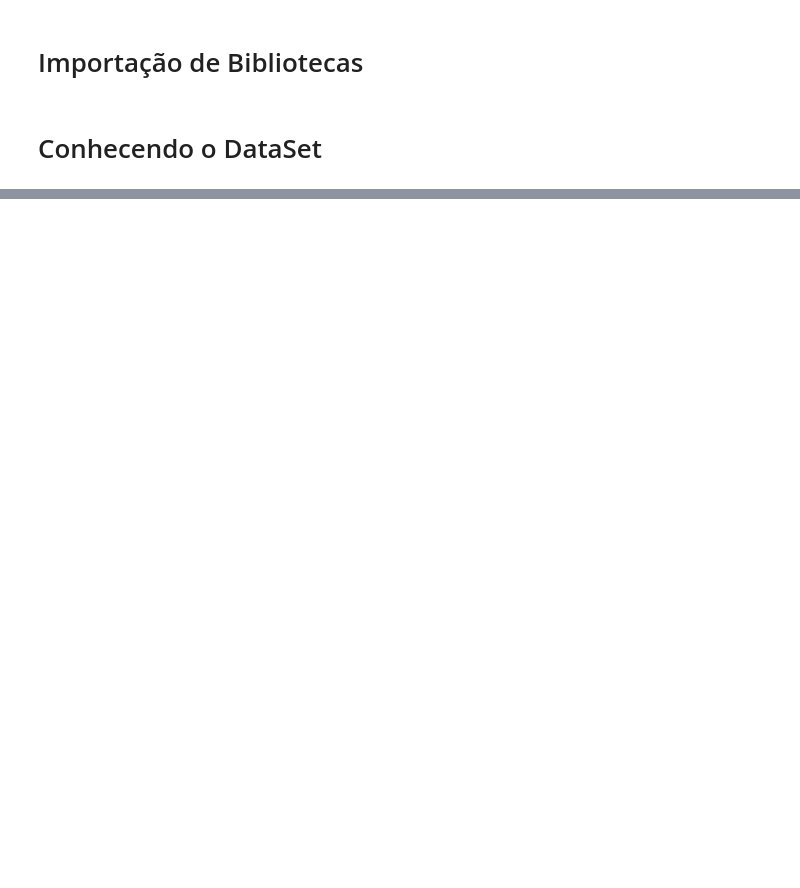
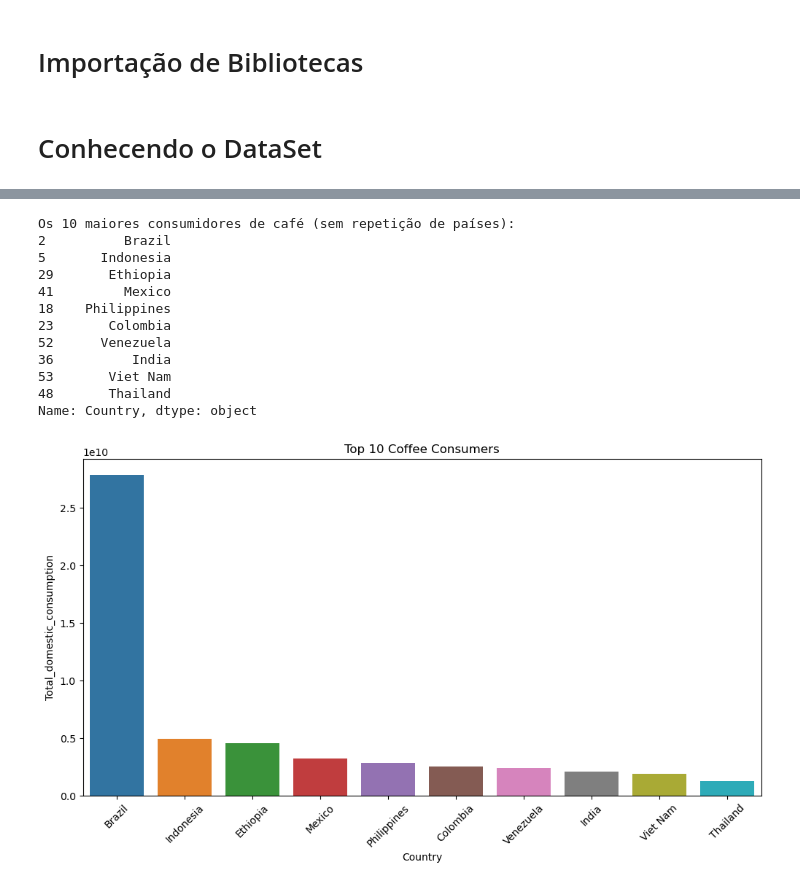
Before and after one commit to ladata-ufs/Cafezinho-G3, a Jupyter notebook: project.ipynb, the cells around one changed output, grey strips where cells are left out. Drawn from its saved outputs; the diff is of its cells as text; code cells hidden in the pictures; blank space fills up the shorter version.

```diff
--- a/project.ipynb
+++ b/project.ipynb
@@ -20,0 +67,32 @@ re_exportacao = pd.read_csv('/content/data/Coffee_re_export.csv')
+# %%
+# mesmo gráfico somente com os maiores produtores
+# Ordenar o DataFrame pelo valor da produção em ordem decrescente
+df_sorted = consumo_domestico.sort_values('Total_domestic_consumption', ascending=False)
+
+# Selecionar os dados dos 10 maiores produtores e evitar a repetição de países
+top_10_consumidores = df_sorted['Country'].drop_duplicates().head(10)
+
+# Mostrar os 10 maiores produtores
+print("Os 10 maiores consumidores de café (sem repetição de países):")
+print(top_10_consumidores)
+
+# Criar o boxplot usando seaborn
+plt.figure(figsize=(12, 6))
+sns.barplot(x=top_10_consumidores, y='Total_domestic_consumption', data=consumo_domestico)
+plt.xticks(rotation=45)
+plt.title('Top 10 Coffee Consumers')
+plt.show()
+# %% [output]
+Os 10 maiores consumidores de café (sem repetição de países):
+2          Brazil
+5       Indonesia
+29       Ethiopia
+41         Mexico
+18    Philippines
+23       Colombia
+52      Venezuela
+36          India
+53       Viet Nam
+48       Thailand
+Name: Country, dtype: object
+[figure, added]
```
Also changed, not shown: parts of 11 cells of this notebook.
